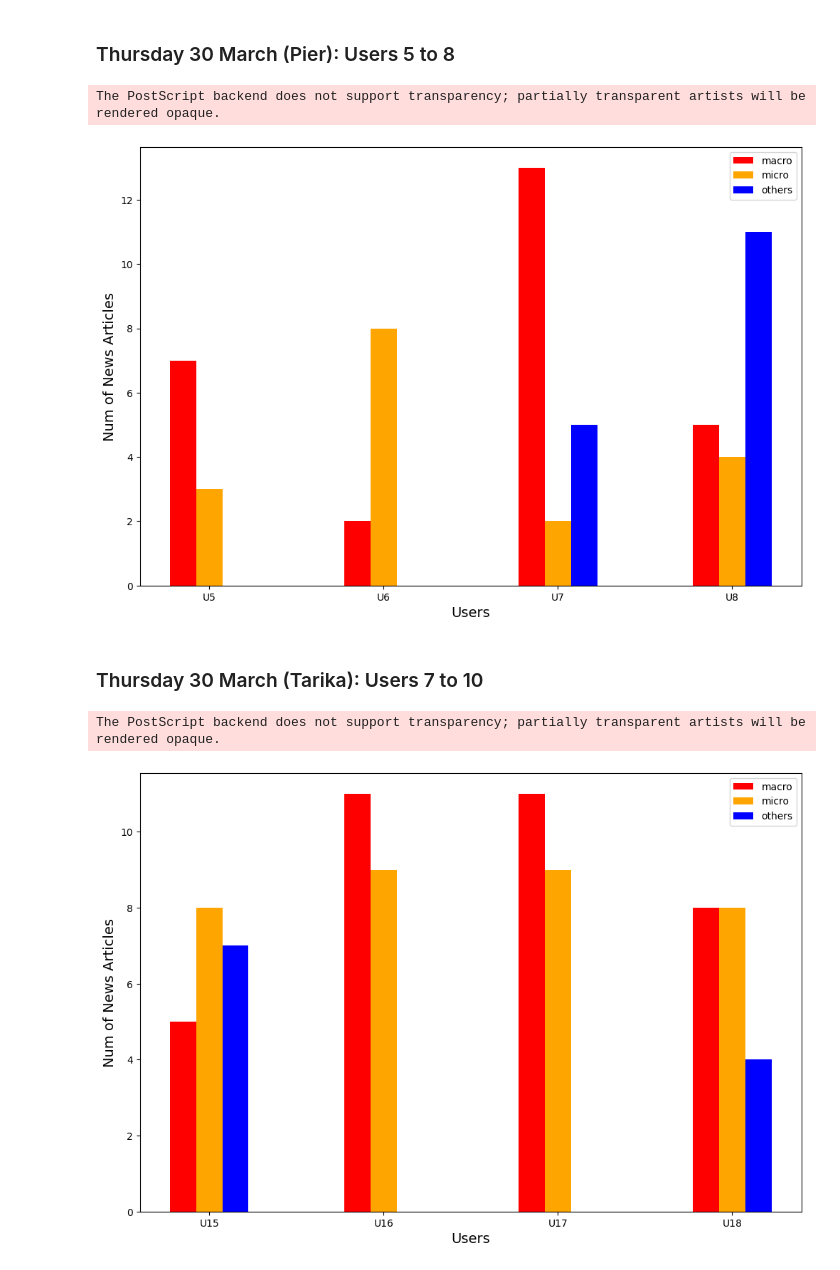
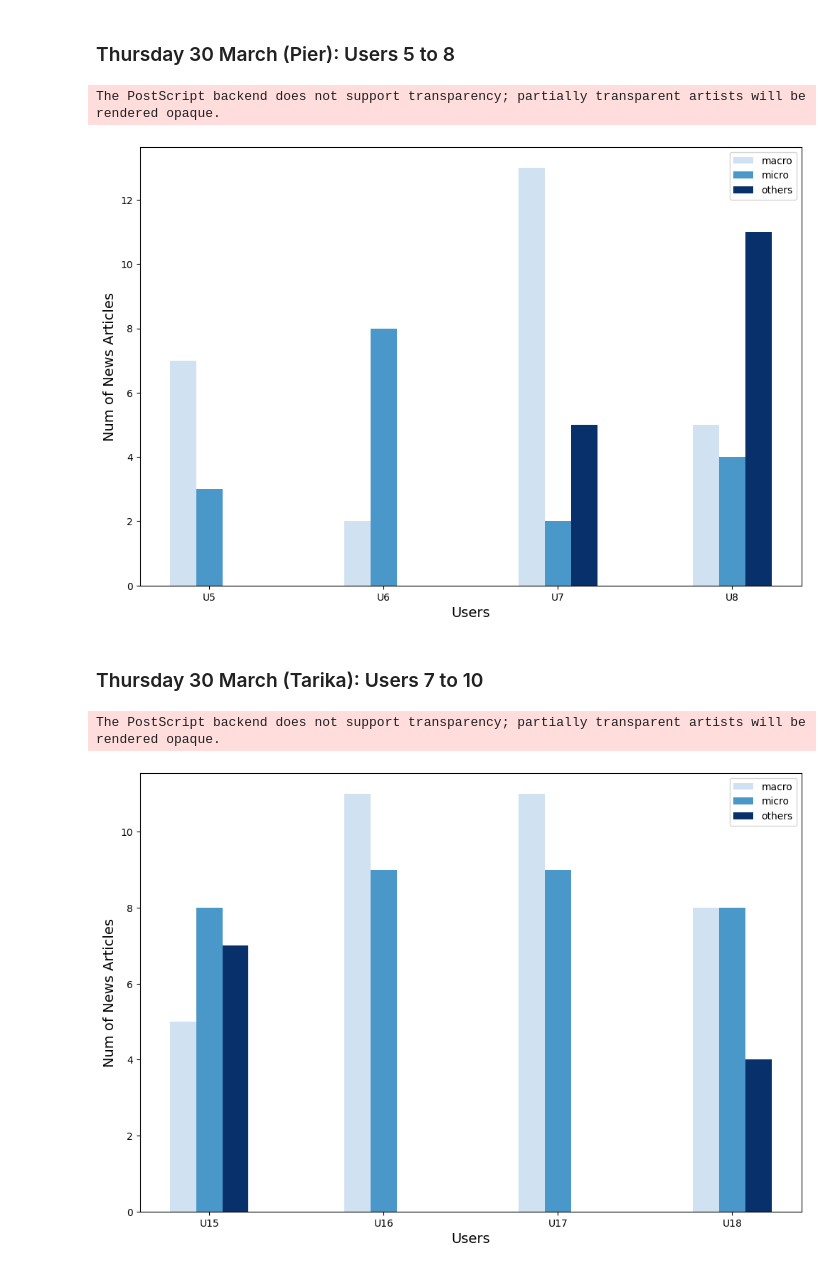
Before and after one commit to iamluirio/echo-chambers-news-aggregators, a Jupyter notebook: Code analysis/Analysis/newsRate_analysis.ipynb, the cells around one changed output. Saved outputs shown, nothing was run; the diff lists cells and outputs as text; code cells hidden in the pictures.

```diff
--- a/Code analysis/Analysis/newsRate_analysis.ipynb
+++ b/Code analysis/Analysis/newsRate_analysis.ipynb
@@ -187,9 +199,12 @@ bar_width = 0.15
 
 # Create the plot
 fig, ax = plt.subplots(figsize=(12, 8))  # set the figure size to 12x8
-ax.bar(x - bar_width, MAC, bar_width, label='macro', color='red')
-ax.bar(x, MIC, bar_width, label='micro', color='orange')
-ax.bar(x + bar_width, OTH, bar_width, label='others', color='blue')
+colormap = plt.get_cmap('Blues')  # Choose the colormap
+colors = [colormap(i) for i in np.linspace(0.2, 1, 3)]  # Generate 3 colors from the colormap starting at 0.2
+
+ax.bar(x - bar_width, MAC, bar_width, label='macro', color=colors[0])
+ax.bar(x, MIC, bar_width, label='micro', color=colors[1])
+ax.bar(x + bar_width, OTH, bar_width, label='others', color=colors[2])
 
 # Set the x-axis labels and ticks
 ax.set_xticks(x)
@@ -207,7 +222,7 @@ plt.savefig('thursday30_pier.eps', format='eps')
 plt.show()
 # %% [output]
 The PostScript backend does not support transparency; partially transparent artists will be rendered opaque.
-[figure, old version]
+[figure, new version]
 # %% [markdown]
 ### Thursday 30 March (Tarika): Users 7 to 10
 # %%
@@ -215,34 +230,37 @@ import matplotlib.pyplot as plt
 import numpy as np
 
 # Set data for the plot
 MAC = [5, 11, 11, 8]
 MIC = [8, 9, 9, 8]
 OTH = [7, 0, 0, 4]
 x = np.arange(len(MAC))  # x-axis values
 
 # Set bar width
 bar_width = 0.15
 
 # Create the plot
 fig, ax = plt.subplots(figsize=(12, 8))  # set the figure size to 12x8
-ax.bar(x - bar_width, MAC, bar_width, label='macro', color='red')
-ax.bar(x, MIC, bar_width, label='micro', color='orange')
-ax.bar(x + bar_width, OTH, bar_width, label='others', color='blue')
+colormap = plt.get_cmap('Blues')  # Choose the colormap
+colors = [colormap(i) for i in np.linspace(0.2, 1, 3)]  # Generate 3 colors from the colormap starting at 0.2
+
+ax.bar(x - bar_width, MAC, bar_width, label='macro', color=colors[0])
+ax.bar(x, MIC, bar_width, label='micro', color=colors[1])
+ax.bar(x + bar_width, OTH, bar_width, label='others', color=colors[2])
 
 # Set the x-axis labels and ticks
 ax.set_xticks(x)
 ax.set_xticklabels(['U15', 'U16', 'U17', 'U18'])
 ax.set_xlabel('Users', fontsize=14)
 ax.set_ylabel('Num of News Articles', fontsize=14)
 
 # Add a legend and title
 ax.legend()
 
 # Saving as eps plot image
 plt.savefig('thursday30_tarika.eps', format='eps')
 
 # Show the plot
 plt.show()
 # %% [output]
 The PostScript backend does not support transparency; partially transparent artists will be rendered opaque.
-[figure, old version]
+[figure, new version]
```
Also changed, not shown: parts of 4 cells of this notebook, 6 other files.
